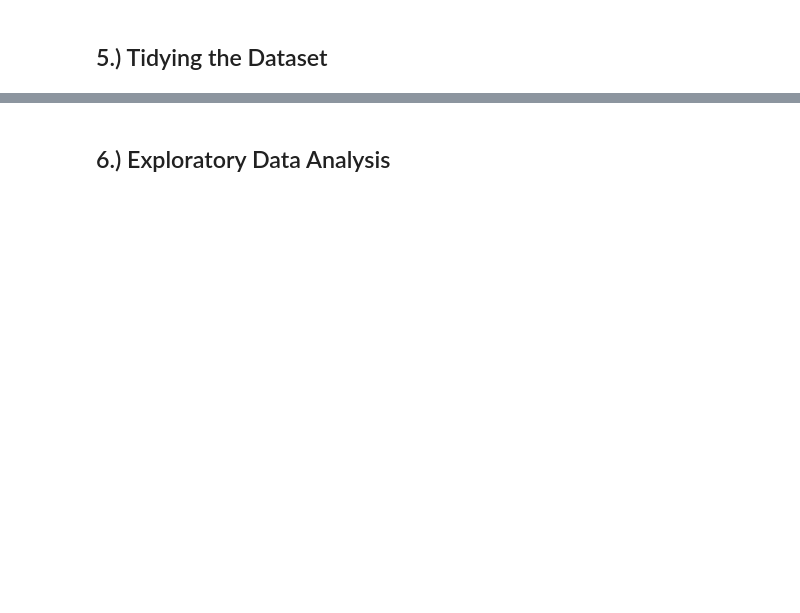
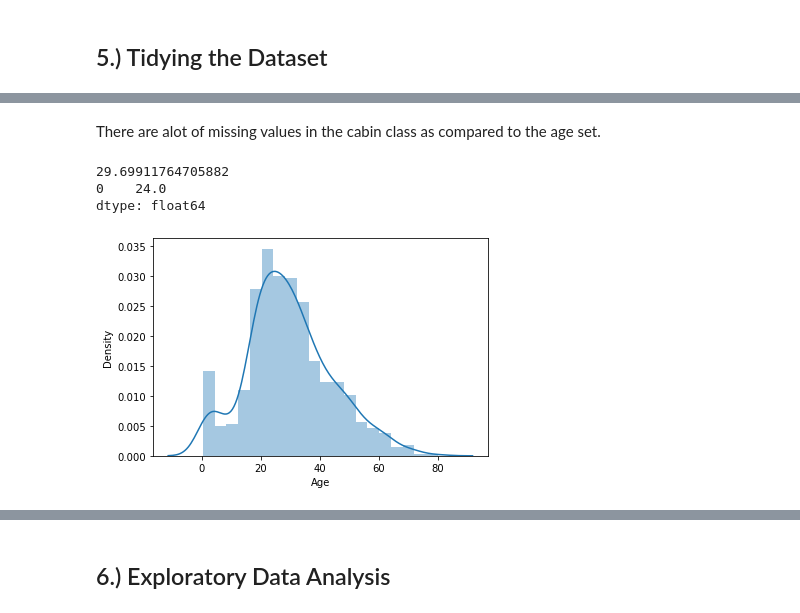
Before and after one commit to CHRISTINEMUTHEE/KNN-Naive_Bayes-_Classifier, a Jupyter notebook: KNN- Titanic Dataset.ipynb, the cells around one changed output, grey strips where cells are left out. Drawn from its saved outputs; the diff is of its cells as text; code cells hidden in the pictures; blank space fills up the shorter version.

```diff
--- a/KNN- Titanic Dataset.ipynb
+++ b/KNN- Titanic Dataset.ipynb
@@ -84,0 +223,12 @@ test_df.head()
+# %% [markdown]
+There are alot of missing values in the cabin class as compared to the age set.
+# %%
+# Checking for the distribution of age set to enable filling of the columns
+sns.distplot(train_df1['Age'],kde=True)
+print(train_df1['Age'].mean())
+print(train_df1['Age'].mode())
+# %% [output]
+29.69911764705882
+0    24.0
+dtype: float64
+[figure, added]
```
Also changed, not shown: parts of 65 cells of this notebook, 2 other files.
